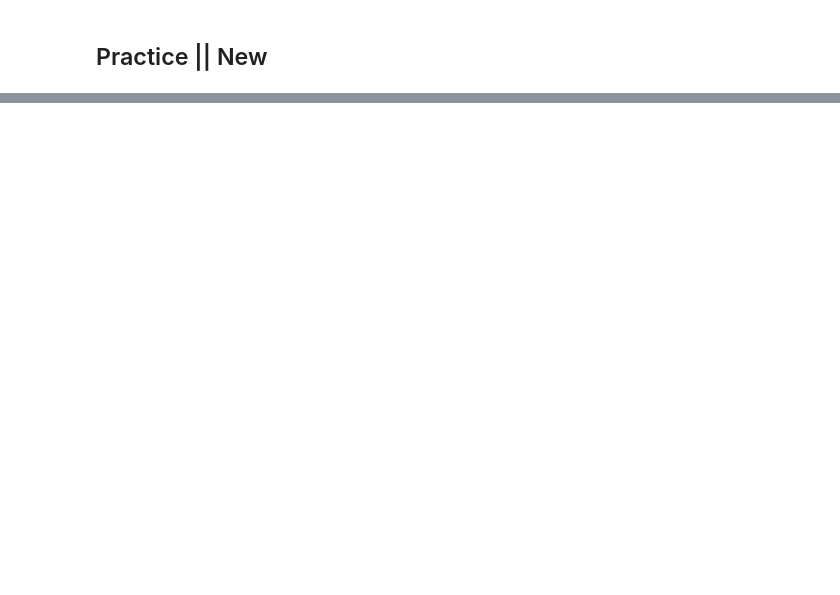
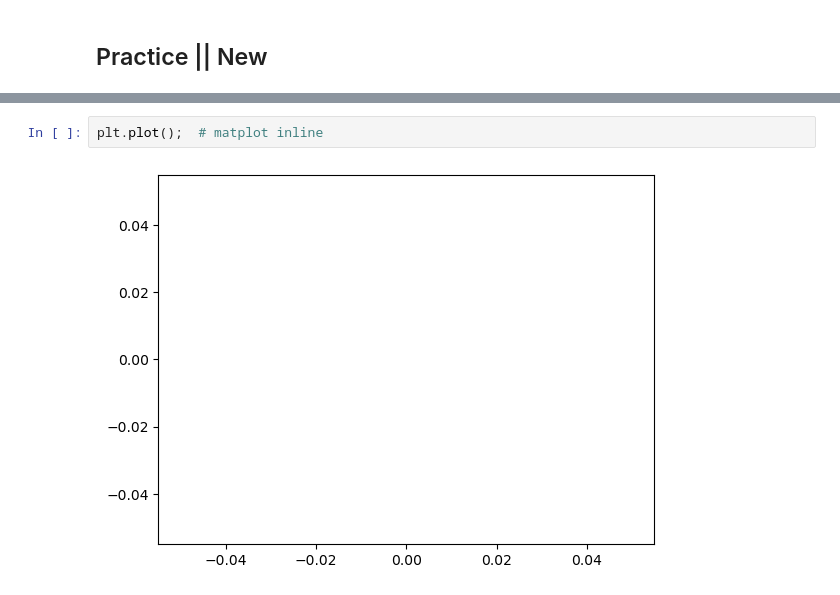
Before and after one commit to Reon-1/ML_Learn, a Jupyter notebook: matplotlib/Matplotlib.ipynb, the cells around one changed output, grey strips where cells are left out. Cells and saved outputs as stored; diff of their text form; blank space fills up the shorter version.

```diff
--- a/matplotlib/Matplotlib.ipynb
+++ b/matplotlib/Matplotlib.ipynb
@@ -182,0 +190,4 @@ plt.show()                 #spiral scatter plot
+# %%
+plt.plot();  # matplot inline
+# %% [output]
+[figure, added]
```
Also changed, not shown: parts of 10 cells of this notebook, 7 other files.
